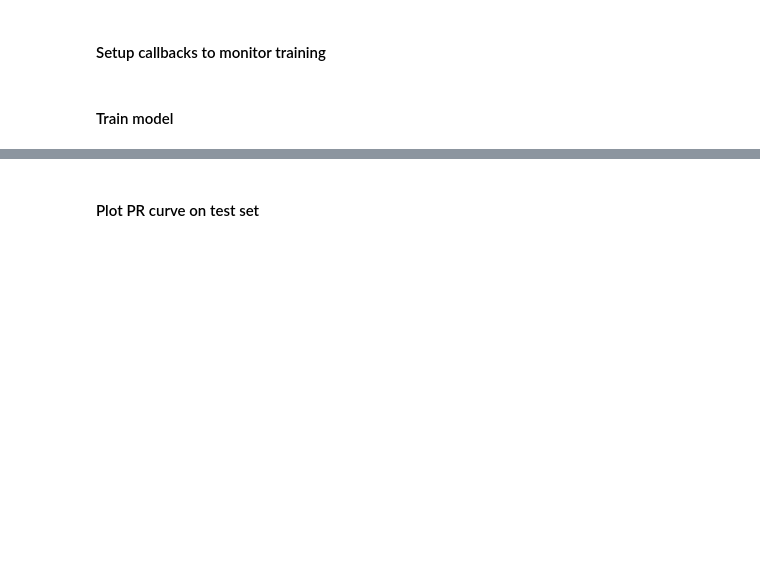
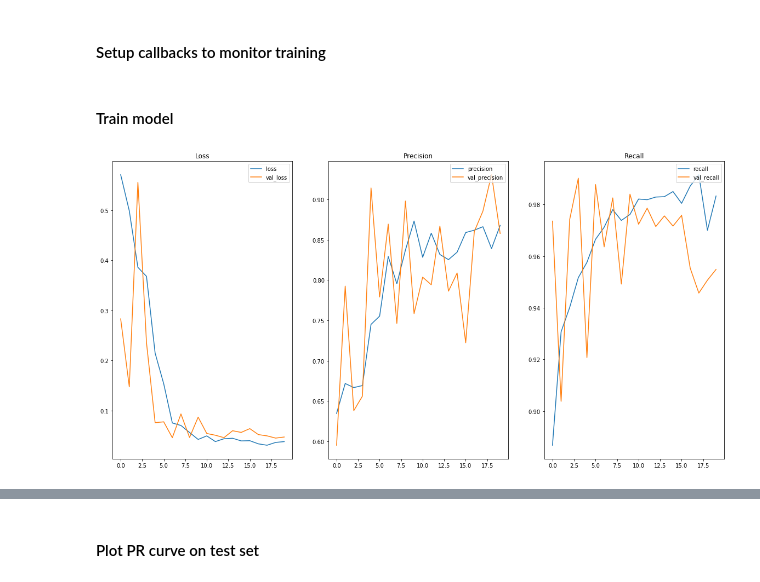
Before and after one commit to danielhomola/federated_ml_platform, a Jupyter notebook: notebooks/04_orpp_model.ipynb, the cells around one changed output, grey strips where cells are left out. Saved outputs shown, nothing was run; the diff lists cells and outputs as text; code cells hidden in the pictures; blank space fills up the shorter version.

```diff
--- a/notebooks/04_orpp_model.ipynb
+++ b/notebooks/04_orpp_model.ipynb
@@ -111,9 +110,9 @@ X_test = get_data_dict(df_X_test, num_cols)
 # %% [markdown]
 #### Define basic FFN model and its hyperparams
 # %%
-DENSE_SIZE = 256
-BATCH_SIZE = 2560
-EPOCHS = 200
+DENSE_SIZE = 2014
+BATCH_SIZE = 256
+EPOCHS = 20
 DROPOUT = 0.5
 STEPS = int(len(X_train) / BATCH_SIZE) * EPOCHS
 
@@ -217,17 +216,17 @@ class PlotLosses(tf.keras.callbacks.Callback):
 
         ax1.plot(self.x, self.losses, label="loss")
         ax1.plot(self.x, self.val_losses, label="val_loss")
-        ax1.legend(loc="bottom right")
+        ax1.legend(loc="upper right")
         ax1.title.set_text('Loss')
 
         ax2.plot(self.x, self.prec, label="precision")
         ax2.plot(self.x, self.val_prec, label="val_precision")
-        ax2.legend(loc="bottom right")
+        ax2.legend(loc="upper right")
         ax2.title.set_text('Precision')
 
         ax3.plot(self.x, self.rec, label="recall")
         ax3.plot(self.x, self.val_rec, label="val_recall")
-        ax3.legend(loc="bottom right")
+        ax3.legend(loc="upper right")
         ax3.title.set_text('Recall')
 
         plt.show()
@@ -238,15 +237,16 @@ plot_losses = PlotLosses()
 # %%
 with tf.Session() as s:
     s.run(tf.global_variables_initializer())
     model.fit(
         X_train, y_train,
         validation_data=(X_test, y_test),
         class_weight={0: 1, 1: 10},
         callbacks=[plot_losses],
         batch_size=BATCH_SIZE,
         epochs=EPOCHS,
         shuffle=True,
-        verbose=0
+        verbose=1
     )
     model.save("model_mort.h5")
 # %% [output]
+[figure, added]
```
Also changed, not shown: parts of 11 cells of this notebook, 1 other file.
